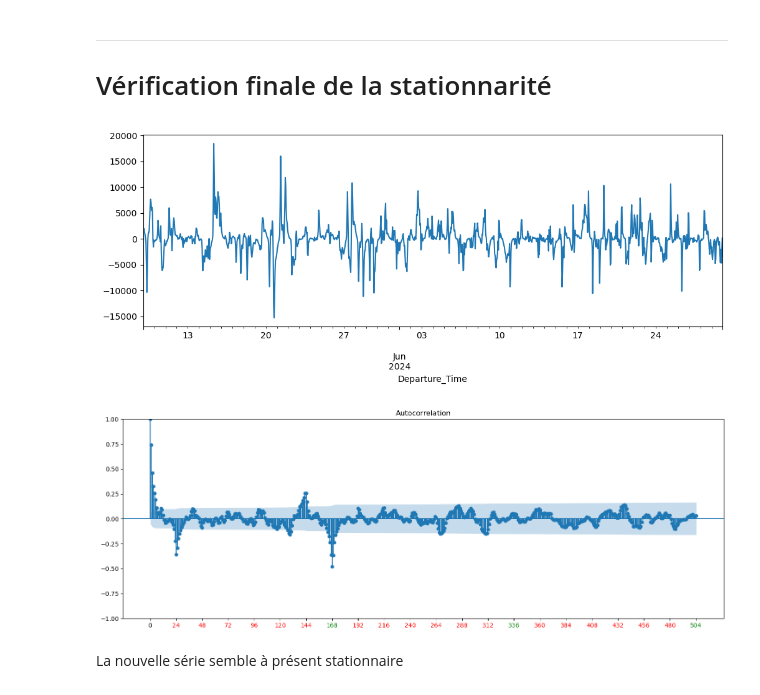
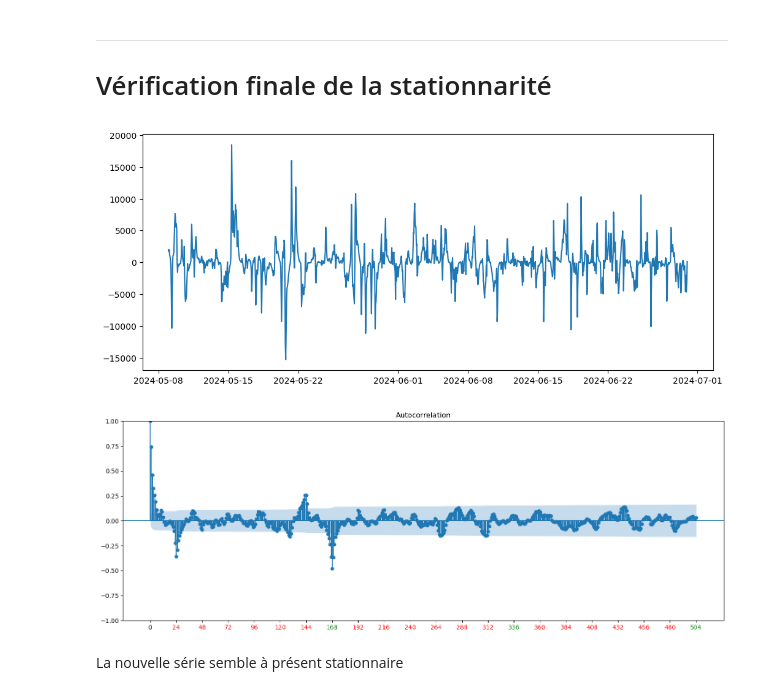
Before and after one commit to NourBouabid/serie_temporelle, a Jupyter notebook: notebook.ipynb, the cells around one changed output. Cells and saved outputs as stored; diff of their text form; code cells hidden in the pictures.

Commit message:
visual

```diff
--- a/notebook.ipynb
+++ b/notebook.ipynb
@@ -165,28 +165,29 @@ On observe une dépendance importante au jour de la semaine: baisse importante l
 
 # Vérification finale de la stationnarité
 # %%
-Y_diff.plot(figsize=(12,4))
-plt.show()
+
+plt.figure(figsize=(12, 5))
+plt.plot(Y_diff)
 
 fig, ax = plt.subplots(figsize=(18, 6))
 plot_acf(Y_diff, lags=24*21,ax=ax)
 
 # graduations : tous les multiples de 24
 xticks = np.arange(0, 24*21 + 1, 24)
 ax.set_xticks(xticks)
 
 # forcer l'affichage avant de modifier les couleurs
 plt.draw()
 
 # couleur des labels
 for tick, val in zip(ax.get_xticklabels(), xticks):
     if val % 168 == 0 and val != 0:
         tick.set_color("green")
     elif val % 24 == 0 and val != 0:
         tick.set_color("red")
 plt.show()
 # %% [output]
-[figure, old version]
+[figure, new version]
 [figure]
 # %% [markdown]
 La nouvelle série semble à présent stationnaire
```
